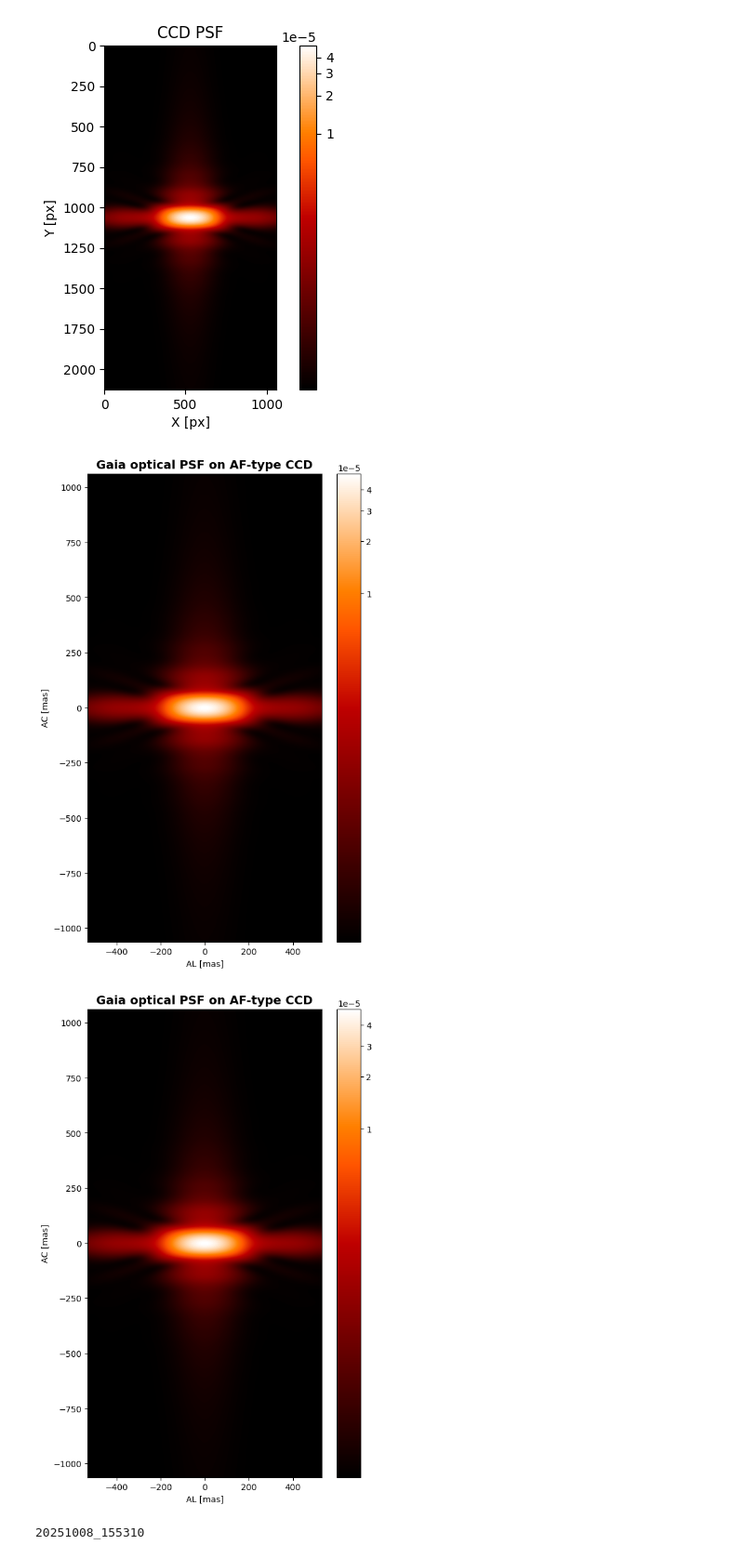
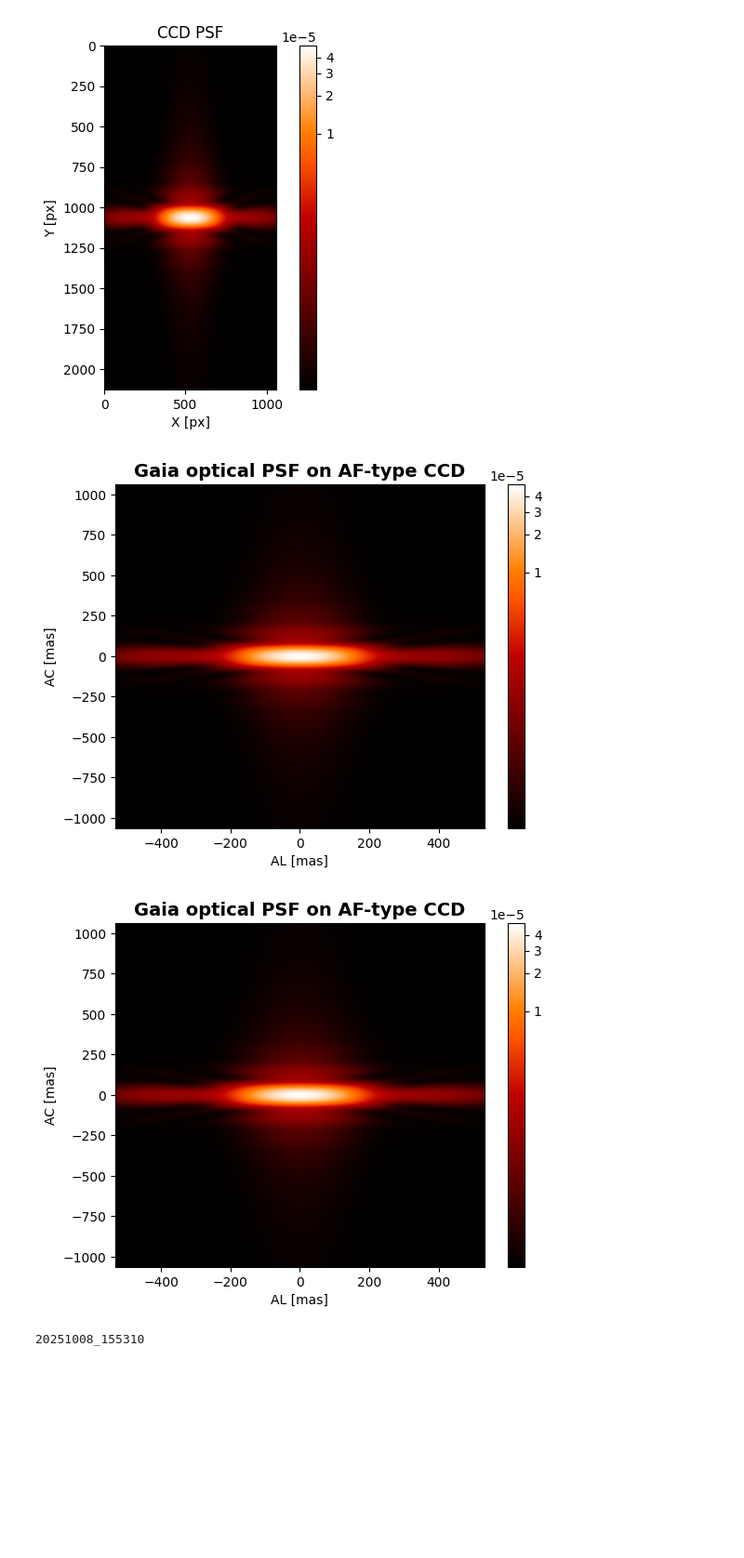
Before and after one commit to pietroferraiuolo/BINCAT, a Jupyter notebook: 01-psf-simulation.ipynb, the cells around one changed output. Shown at 93% size. Cells and saved outputs as stored; diff of their text form; code cells hidden in the pictures; blank space fills up the shorter version.

```diff
--- a/01-psf-simulation.ipynb
+++ b/01-psf-simulation.ipynb
@@ -78,10 +76,10 @@ ccd.display_psf()
 [figure]
 [figure]
 # %%
-ut.display_psf(ccd.psf, mode='2d', aspect='equal', figsize=(6.5,10), save='psf', title='Gaia optical PSF on AF-type CCD')
+ut.display_psf(ccd.psf, mode='2d', aspect='auto', save='psf', title='Gaia optical PSF on AF-type CCD')
 # %% [output]
-[figure, old version]
+[figure, new version]
-[figure, old version]
+[figure, new version]
 # %%
 rbfactor = int(ccd.pxscale_y.value)
 ratio = int(1/ccd.pxscale_factor)
```
Also changed, not shown: parts of 1 cell of this notebook, 1 other file.
